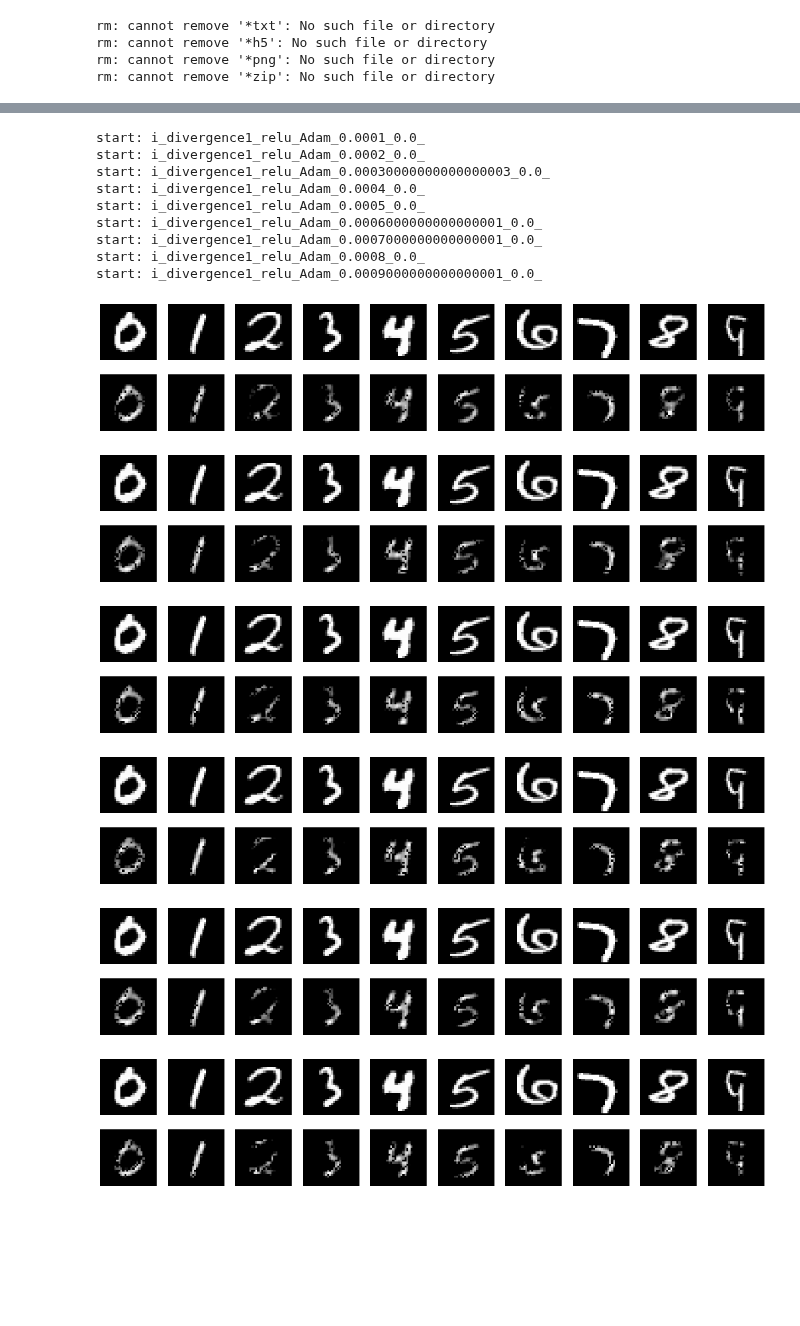
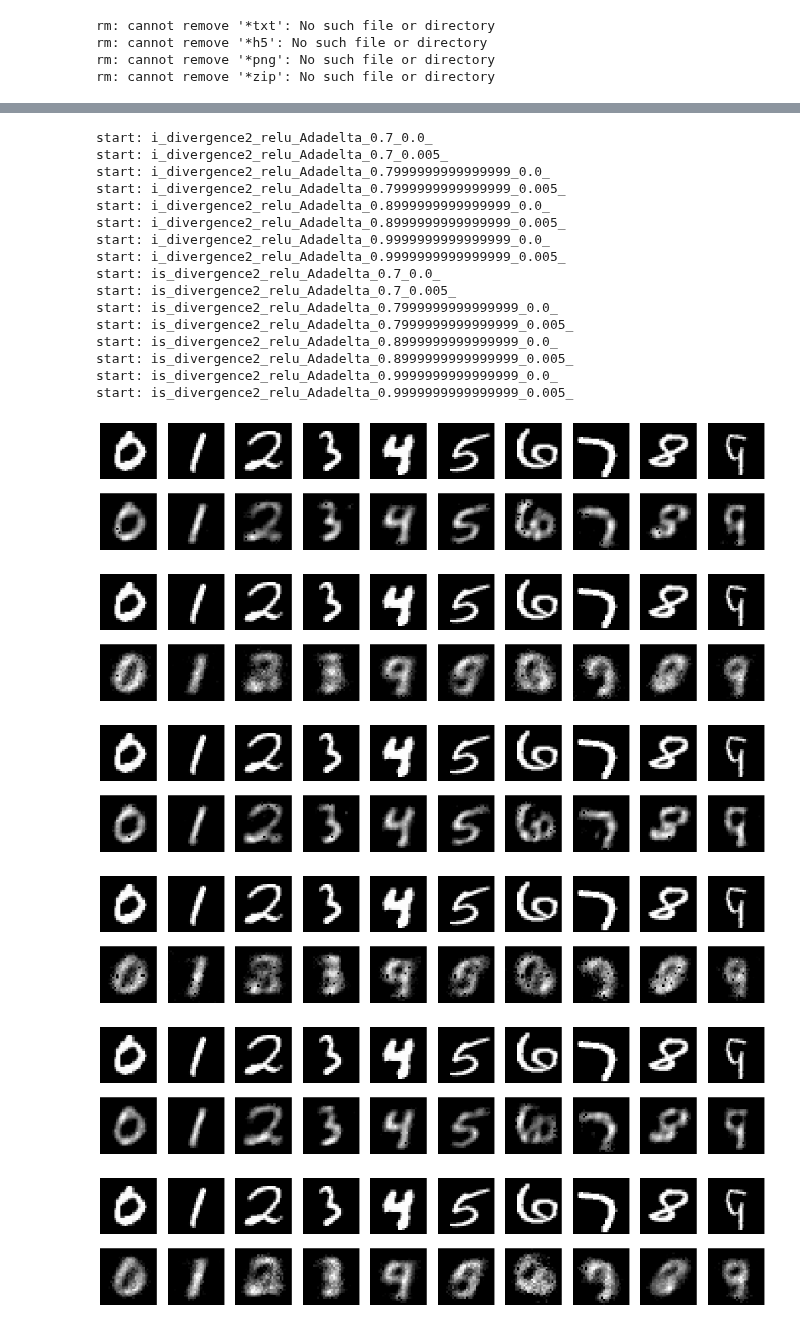
Before and after one commit to s1230038/autoencoder, a Jupyter notebook: AutoencoderForThesis.ipynb, the cells around one changed output, grey strips where cells are left out. Saved outputs shown, nothing was run; the diff lists cells and outputs as text; code cells hidden in the pictures; blank space fills up the shorter version.

Commit message:
lossfs = [i_divergence2, is_divergence2] acts = ["relu"] list1  = np.arange(0.7, 1, 0.1) list2  = np.arange(0.0, 0.01, 0.005)

```diff
--- a/AutoencoderForThesis.ipynb
+++ b/AutoencoderForThesis.ipynb
@@ -77,14 +77,14 @@ lossfs = [losses.mean_squared_error, i_divergence1, i_divergence2, is_divergence
 acts = ["relu", "sigmoid"]
 opzs = ["SGD", "RMSprop", "Adagrad", "Adadelta", "Adam", "Adamax", "Nadam"]
 '''
-lossfs = [i_divergence1]
+lossfs = [i_divergence2, is_divergence2]
 acts = ["relu"]
-list1  = np.arange(0.0001, 0.001, 0.0001)
-list2  = [0.0]
+list1  = np.arange(0.7, 1, 0.1)
+list2  = np.arange(0.0, 0.01, 0.005)
 # ------------------------------------------
-for loss, dact, lr, dc in product(lossfs, acts, list1, list2):
-  optimizer = optimizers.Adam(lr=lr, decay=dc)
-  file_prefix = loss.__name__ + '_' + dact + '_' + optimizer.__class__.__name__ + '_'  + str(lr) + '_' + str(dc) + '_'
+for loss, dact, op1, op2 in product(lossfs, acts, list1, list2):
+  optimizer = optimizers.Adadelta(lr=op1, decay=op2)
+  file_prefix = loss.__name__ + '_' + dact + '_' + optimizer.__class__.__name__ + '_'  + str(op1) + '_' + str(op2) + '_'
   print("start: " + file_prefix )
   encoding_dim = 32
   input_img = Input(shape=(784,))
@@ -134,9 +142,9 @@ matplotlib.use('Agg')
 import matplotlib.pyplot as plt
 
 # ------------------------------------------
-for loss, dact, lr, dc in product(lossfs, acts, list1, list2):
-  optimizer = optimizers.Adam(lr=lr, decay=dc)
-  file_prefix = loss.__name__ + '_' + dact + '_' + optimizer.__class__.__name__ + '_'  + str(lr) + '_' + str(dc) + '_'
+for loss, dact, op1, op2 in product(lossfs, acts, list1, list2):
+  optimizer = optimizers.Adadelta(lr=op1, decay=op2)
+  file_prefix = loss.__name__ + '_' + dact + '_' + optimizer.__class__.__name__ + '_'  + str(op1) + '_' + str(op2) + '_'
   print("start: " + file_prefix )
   encoding_dim = 32
   input_img = Input(shape=(784,))
@@ -166,45 +174,52 @@ for loss, dact, lr, dc in product(lossfs, acts, list1, list2):
 
       # 変換された画像を表示
       ax = plt.subplot(2, 10, label+1+10)
       plt.imshow(decoded_imgs[i].reshape(28, 28))
       plt.gray()
       ax.get_xaxis().set_visible(False)
       ax.get_yaxis().set_visible(False)
 
       label+=1
   #  plt.show() #show()するとファイルに保存できないことに注意。
   plt.savefig(file_prefix + 'numbers.png')
   autoencoder.reset_states()
 # %% [output]
 This call to matplotlib.use() has no effect because the backend has already
 been chosen; matplotlib.use() must be called *before* pylab, matplotlib.pyplot,
 or matplotlib.backends is imported for the first time.
 
 The backend was *originally* set to 'module://ipykernel.pylab.backend_inline' by the following code:
   File "/usr/lib/python3.6/runpy.py", line 193, in _run_module_as_main
     "__main__", mod_spec)
   File "/usr/lib/python3.6/runpy.py", line 85, in _run_code
     exec(code, run_globals)
   File "/usr/local/lib/python3.6/dist-packages/ipykernel_launcher.py", line 16, in <module>
     app.launch_new_instance()
   File "/usr/local/lib/python3.6/dist-packages/traitlets/config/application.py", line 657, in launch_instance
 ... (18 lines left out)
   File "/usr/lib/python3.6/importlib/__init__.py", line 166, in reload
     _bootstrap._exec(spec, module)
   File "/usr/local/lib/python3.6/dist-packages/matplotlib/backends/__init__.py", line 14, in <module>
     line for line in traceback.format_stack()
-start: i_divergence1_relu_Adam_0.0001_0.0_
-start: i_divergence1_relu_Adam_0.0002_0.0_
-start: i_divergence1_relu_Adam_0.00030000000000000003_0.0_
-start: i_divergence1_relu_Adam_0.0004_0.0_
-start: i_divergence1_relu_Adam_0.0005_0.0_
-start: i_divergence1_relu_Adam_0.0006000000000000001_0.0_
-start: i_divergence1_relu_Adam_0.0007000000000000001_0.0_
-start: i_divergence1_relu_Adam_0.0008_0.0_
-start: i_divergence1_relu_Adam_0.0009000000000000001_0.0_
+start: i_divergence2_relu_Adadelta_0.7_0.0_
+start: i_divergence2_relu_Adadelta_0.7_0.005_
+start: i_divergence2_relu_Adadelta_0.7999999999999999_0.0_
+start: i_divergence2_relu_Adadelta_0.7999999999999999_0.005_
+start: i_divergence2_relu_Adadelta_0.8999999999999999_0.0_
+start: i_divergence2_relu_Adadelta_0.8999999999999999_0.005_
+start: i_divergence2_relu_Adadelta_0.9999999999999999_0.0_
+start: i_divergence2_relu_Adadelta_0.9999999999999999_0.005_
+start: is_divergence2_relu_Adadelta_0.7_0.0_
+start: is_divergence2_relu_Adadelta_0.7_0.005_
+start: is_divergence2_relu_Adadelta_0.7999999999999999_0.0_
+start: is_divergence2_relu_Adadelta_0.7999999999999999_0.005_
+start: is_divergence2_relu_Adadelta_0.8999999999999999_0.0_
+start: is_divergence2_relu_Adadelta_0.8999999999999999_0.005_
+start: is_divergence2_relu_Adadelta_0.9999999999999999_0.0_
+start: is_divergence2_relu_Adadelta_0.9999999999999999_0.005_
-[figure, old version]
+[figure, new version]
-[figure, old version]
+[figure, new version]
-[figure, old version]
+[figure, new version]
-[figure, old version]
+[figure, new version]
-[figure, old version]
+[figure, new version]
-[figure, old version]
+[figure, new version]
```
Also changed, not shown: parts of 3 cells of this notebook.
